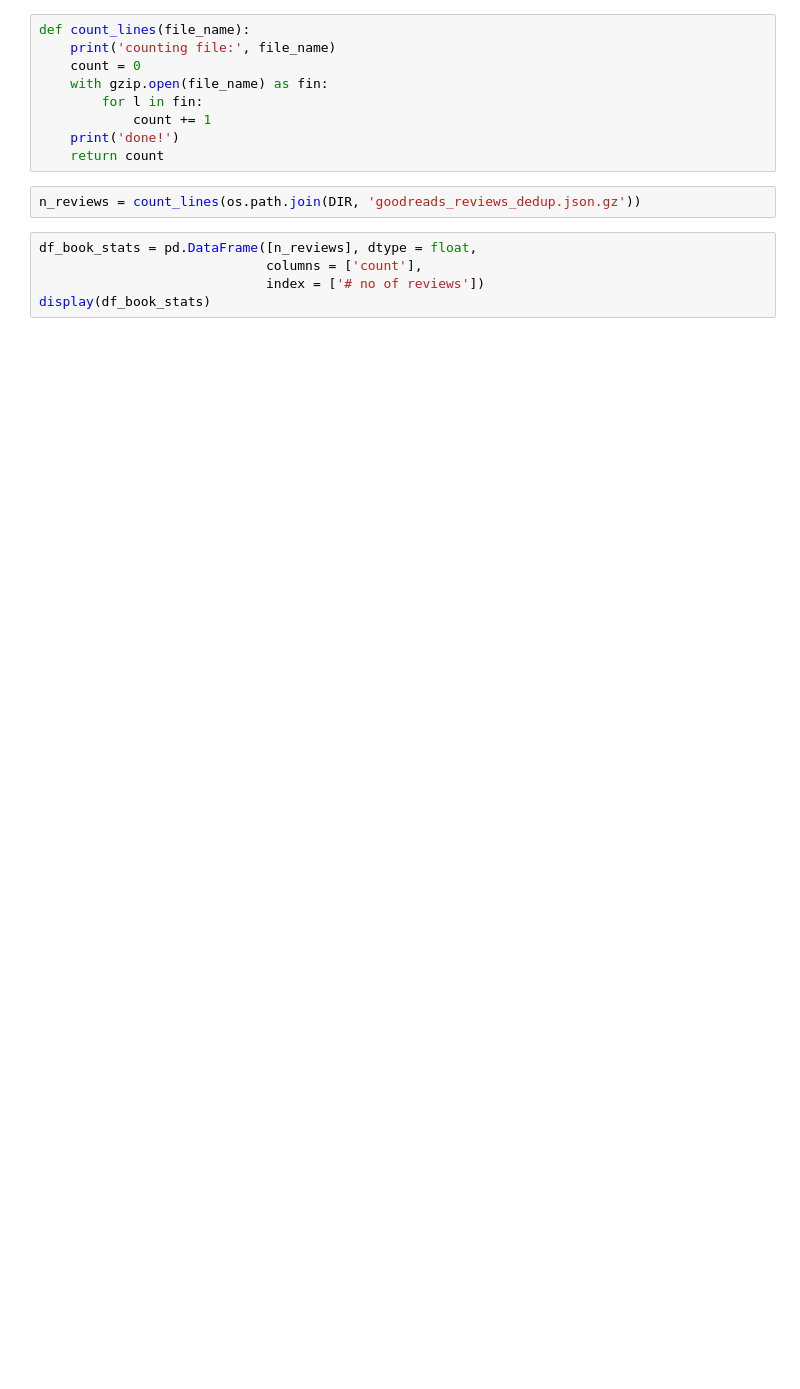
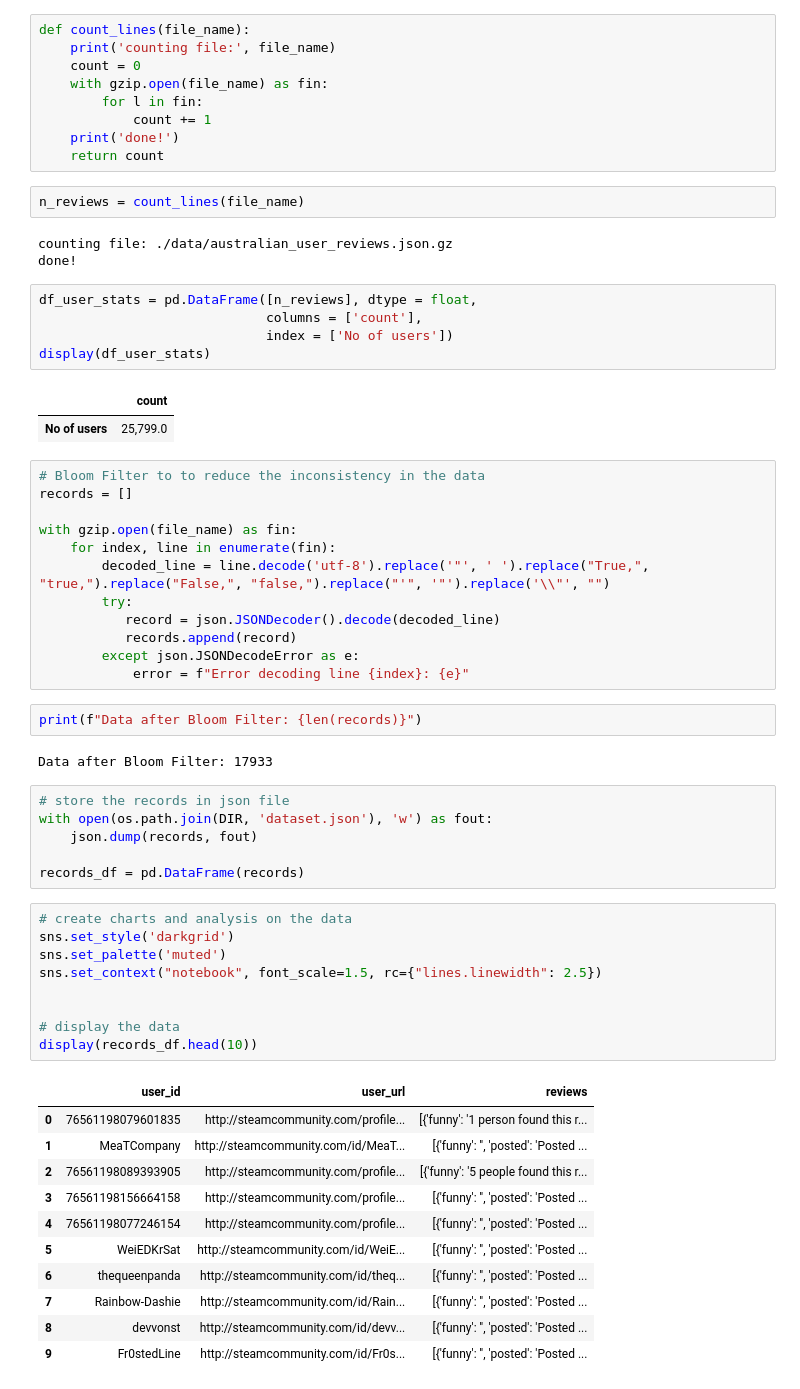
Before and after one commit to thisisrishabh22/goodreads_analysis, a Jupyter notebook: statistics.ipynb, the cells around one changed output. Cells and saved outputs as stored; diff of their text form; blank space fills up the shorter version.

Commit message:
feat: update download & statistics note book

```diff
--- a/statistics.ipynb
+++ b/statistics.ipynb
@@ -18,10 +21,59 @@ def count_lines(file_name):
             count += 1
     print('done!')
     return count
-# %%
-n_reviews = count_lines(os.path.join(DIR, 'goodreads_reviews_dedup.json.gz'))
+# %%
+n_reviews = count_lines(file_name)
+# %% [output]
+counting file: ./data/australian_user_reviews.json.gz
+done!
 # %%
-df_book_stats = pd.DataFrame([n_reviews], dtype = float,
+df_user_stats = pd.DataFrame([n_reviews], dtype = float,
                              columns = ['count'],
-                             index = ['# no of reviews'])
-display(df_book_stats)
+                             index = ['No of users'])
+display(df_user_stats)
+# %% [output]
+|  | count |
+| No of users | 25,799.0 |
+# %%
+# Bloom Filter to to reduce the inconsistency in the data
+records = []
+
+with gzip.open(file_name) as fin:
+    for index, line in enumerate(fin):
+        decoded_line = line.decode('utf-8').replace('"', ' ').replace("True,", "true,").replace("False,", "false,").replace("'", '"').replace('\\"', "")
+        try:
+           record = json.JSONDecoder().decode(decoded_line)
+           records.append(record)
+        except json.JSONDecodeError as e:
+            error = f"Error decoding line {index}: {e}"
+# %%
+print(f"Data after Bloom Filter: {len(records)}")
+# %% [output]
+Data after Bloom Filter: 17933
+# %%
+# store the records in json file
+with open(os.path.join(DIR, 'dataset.json'), 'w') as fout:
+    json.dump(records, fout)
+
+records_df = pd.DataFrame(records)
+# %%
+# create charts and analysis on the data
+sns.set_style('darkgrid')
+sns.set_palette('muted')
+sns.set_context("notebook", font_scale=1.5, rc={"lines.linewidth": 2.5})
+
+
+# display the data
+display(records_df.head(10))
+# %% [output]
+|  | user_id | user_url | reviews |
+| 0 | 76561198079601835 | http://steamcommunity.com/profile... | [{'funny': '1 person found this r... |
+| 1 | MeaTCompany | http://steamcommunity.com/id/MeaT... | [{'funny': '', 'posted': 'Posted ... |
+| 2 | 76561198089393905 | http://steamcommunity.com/profile... | [{'funny': '5 people found this r... |
+| 3 | 76561198156664158 | http://steamcommunity.com/profile... | [{'funny': '', 'posted': 'Posted ... |
+| 4 | 76561198077246154 | http://steamcommunity.com/profile... | [{'funny': '', 'posted': 'Posted ... |
+| 5 | WeiEDKrSat | http://steamcommunity.com/id/WeiE... | [{'funny': '', 'posted': 'Posted ... |
+| 6 | thequeenpanda | http://steamcommunity.com/id/theq... | [{'funny': '', 'posted': 'Posted ... |
+| 7 | Rainbow-Dashie | http://steamcommunity.com/id/Rain... | [{'funny': '', 'posted': 'Posted ... |
+| 8 | devvonst | http://steamcommunity.com/id/devv... | [{'funny': '', 'posted': 'Posted ... |
+| 9 | Fr0stedLine | http://steamcommunity.com/id/Fr0s... | [{'funny': '', 'posted': 'Posted ... |
```
Also changed, not shown: parts of 7 cells of this notebook, 5 other files.
